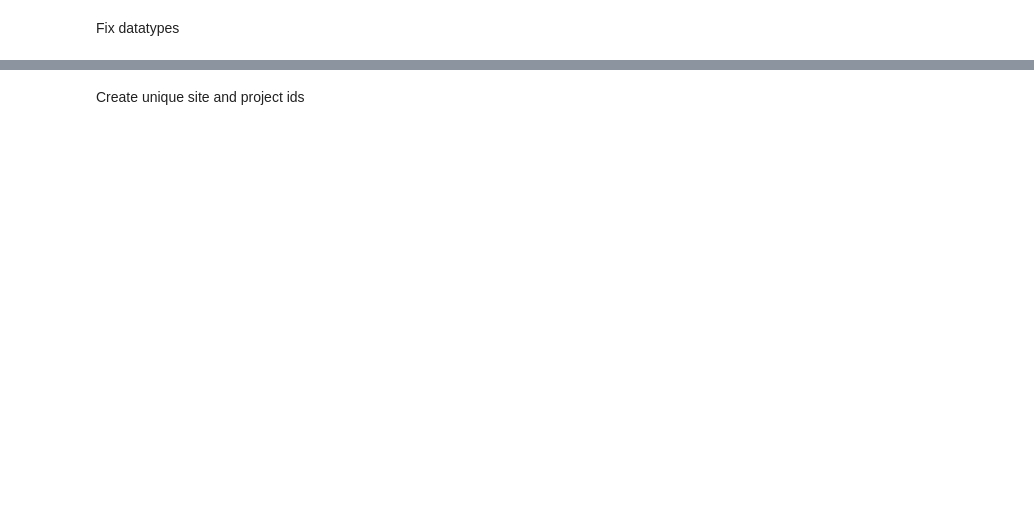
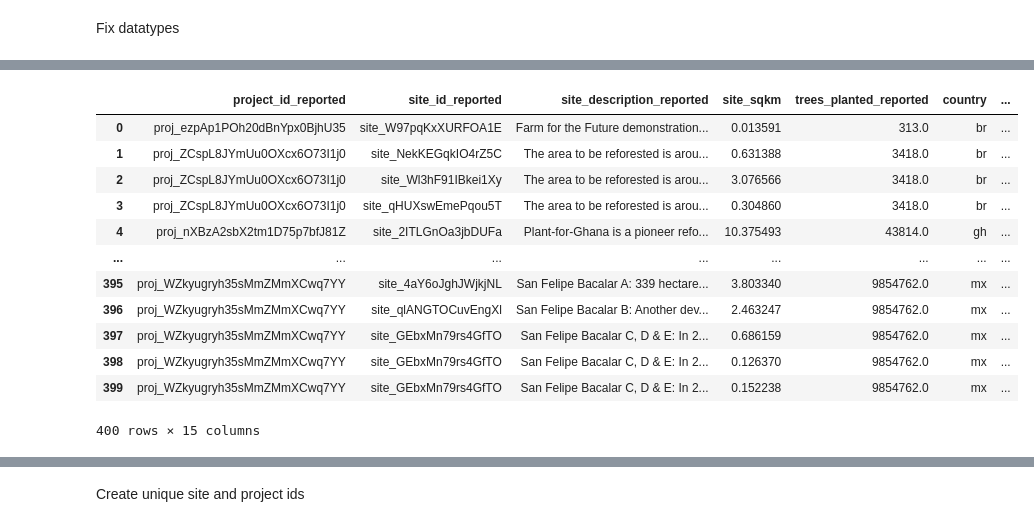
Before and after one commit to Societal-Computing/Forest_Monitoring, a Jupyter notebook: src/database_consolidation.ipynb, the cells around one changed output, grey strips where cells are left out. Saved outputs shown, nothing was run; the diff lists cells and outputs as text; code cells hidden in the pictures; blank space fills up the shorter version.

```diff
--- a/src/database_consolidation.ipynb
+++ b/src/database_consolidation.ipynb
@@ -145,0 +540,18 @@ gdf_filtered['survival_rate_reported'] = gdf_filtered['survival_rate_reported'].
+# %%
+
+
+def split_multipolygon(row):
+    geom = row['geometry']
+    if geom is None:
+        return [{**row.to_dict(), 'geometry': None}]
+    if isinstance(geom, str):
+        geom = wkt.loads(geom)
+    if isinstance(geom, MultiPolygon):
+        return [{**row.to_dict(), 'geometry': poly.wkt} for poly in geom.geoms]
+    else:
+        return [{**row.to_dict(), 'geometry': geom.wkt}]
+
+expanded_rows = gdf_filtered.apply(split_multipolygon, axis=1).explode().reset_index(drop=True)
+expanded_gdf = gpd.GeoDataFrame(expanded_rows.tolist())
+
+expanded_gdf.head()
@@ -145,0 +565,16 @@ gdf_filtered['survival_rate_reported'] = gdf_filtered['survival_rate_reported'].
+# %%
+expanded_gdf[:400]
+# %% [output]
+|  | project_id_reported | site_id_reported | site_description_reported | site_sqkm | trees_planted_reported | country | ... |
+| 0 | proj_ezpAp1POh20dBnYpx0BjhU35 | site_W97pqKxXURFOA1E | Farm for the Future demonstration... | 0.013591 | 313.0 | br | ... |
+| 1 | proj_ZCspL8JYmUu0OXcx6O73I1j0 | site_NekKEGqkIO4rZ5C | The area to be reforested is arou... | 0.631388 | 3418.0 | br | ... |
+| 2 | proj_ZCspL8JYmUu0OXcx6O73I1j0 | site_Wl3hF91IBkei1Xy | The area to be reforested is arou... | 3.076566 | 3418.0 | br | ... |
+| 3 | proj_ZCspL8JYmUu0OXcx6O73I1j0 | site_qHUXswEmePqou5T | The area to be reforested is arou... | 0.304860 | 3418.0 | br | ... |
+| 4 | proj_nXBzA2sbX2tm1D75p7bfJ81Z | site_2ITLGnOa3jbDUFa | Plant-for-Ghana is a pioneer refo... | 10.375493 | 43814.0 | gh | ... |
+| ... | ... | ... | ... | ... | ... | ... | ... |
+| 395 | proj_WZkyugryh35sMmZMmXCwq7YY | site_4aY6oJghJWjkjNL | San Felipe Bacalar A: 339 hectare... | 3.803340 | 9854762.0 | mx | ... |
+| 396 | proj_WZkyugryh35sMmZMmXCwq7YY | site_qlANGTOCuvEngXl | San Felipe Bacalar B: Another dev... | 2.463247 | 9854762.0 | mx | ... |
+| 397 | proj_WZkyugryh35sMmZMmXCwq7YY | site_GEbxMn79rs4GfTO | San Felipe Bacalar C, D & E: In 2... | 0.686159 | 9854762.0 | mx | ... |
+| 398 | proj_WZkyugryh35sMmZMmXCwq7YY | site_GEbxMn79rs4GfTO | San Felipe Bacalar C, D & E: In 2... | 0.126370 | 9854762.0 | mx | ... |
+| 399 | proj_WZkyugryh35sMmZMmXCwq7YY | site_GEbxMn79rs4GfTO | San Felipe Bacalar C, D & E: In 2... | 0.152238 | 9854762.0 | mx | ... |
+400 rows × 15 columns
```
Also changed, not shown: parts of 31 cells of this notebook, 6 other files.
